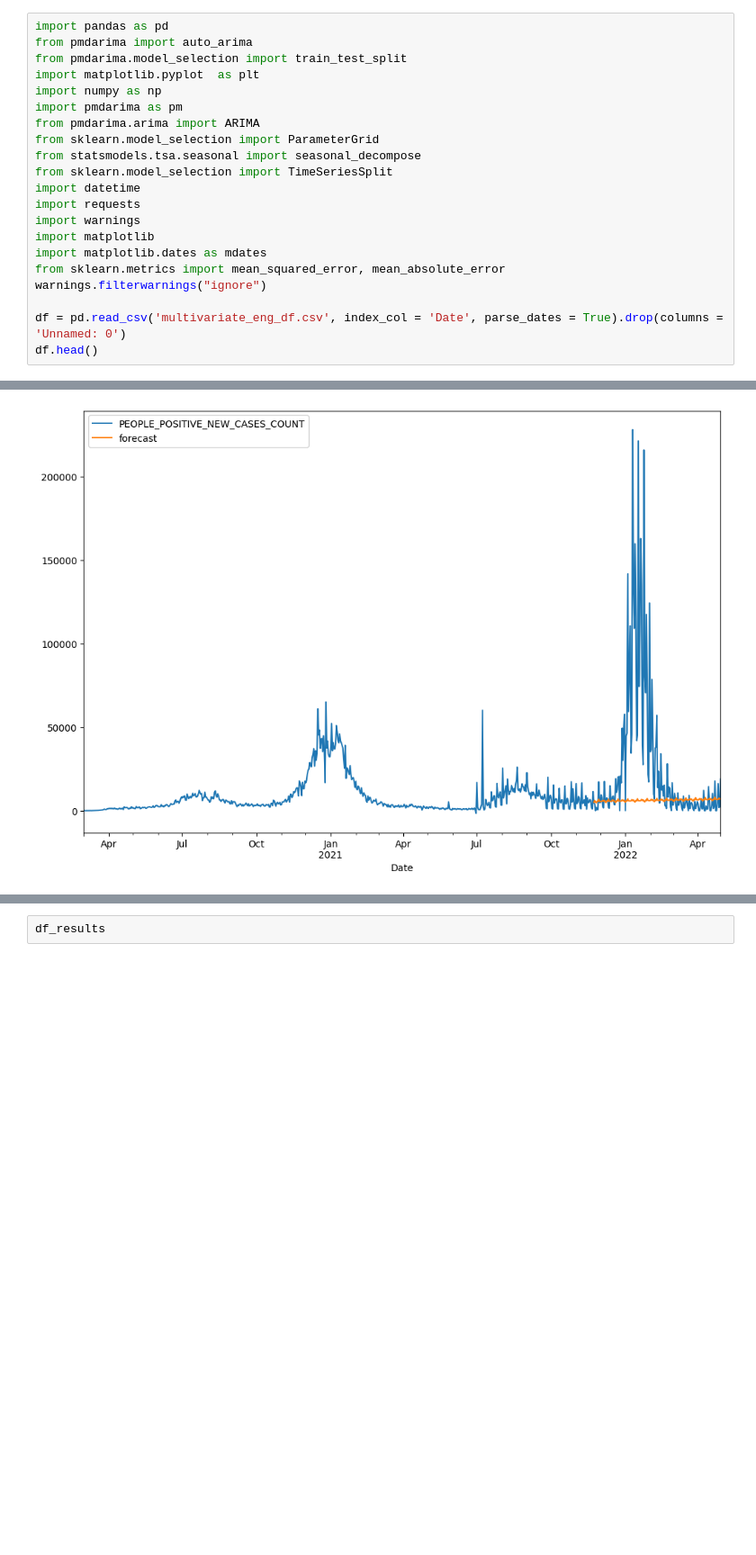
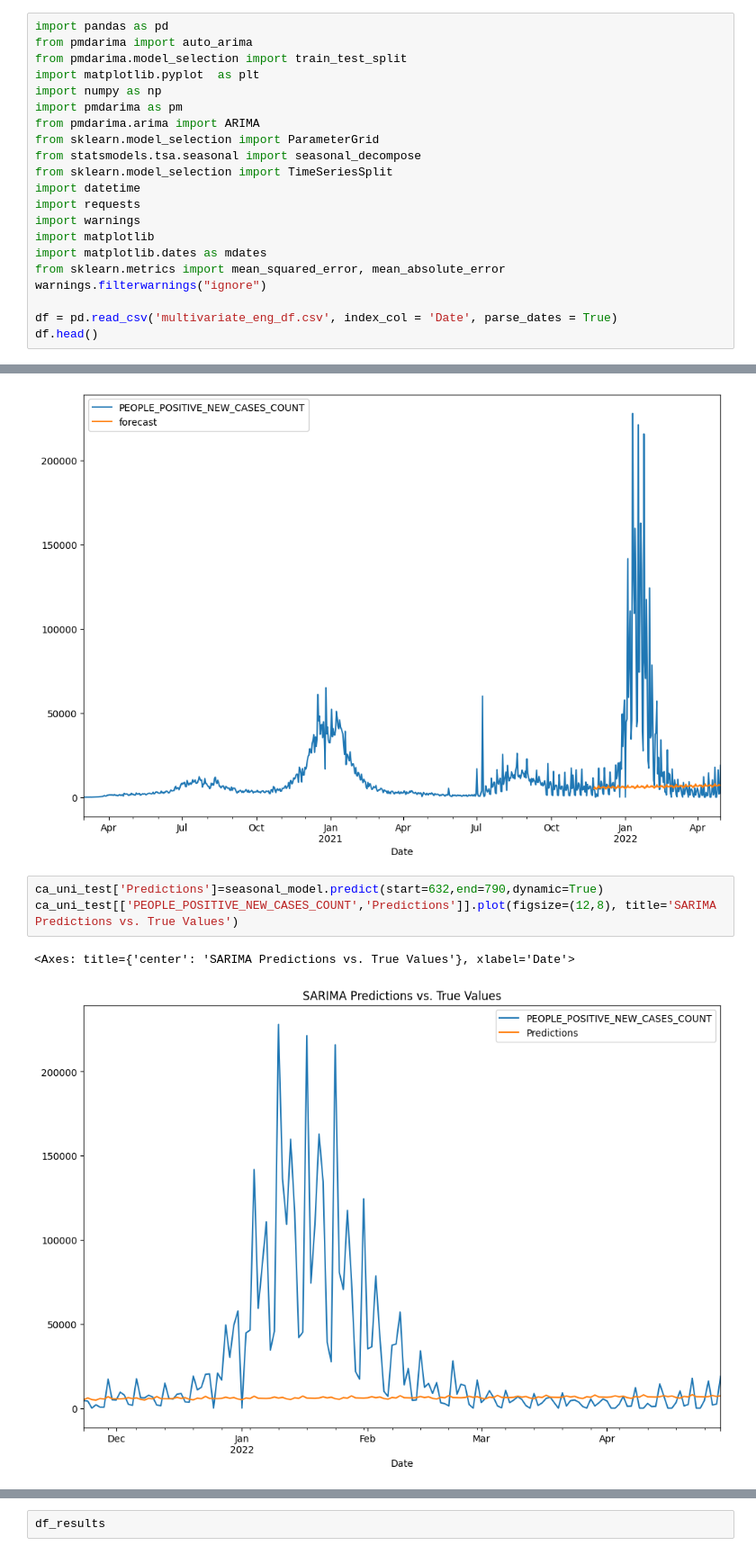
Before and after one commit to danielhe-nu/STAT390-Snowman, a Jupyter notebook: willem_univ_arima_seasonal_ca.ipynb, the cells around one changed output, grey strips where cells are left out. Shown at 90% size. Drawn from its saved outputs; the diff is of its cells as text; blank space fills up the shorter version.

Commit message:
willem univariate seasonal arima model -ca

```diff
--- a/willem_univ_arima_seasonal_ca.ipynb
+++ b/willem_univ_arima_seasonal_ca.ipynb
@@ -17,7 +17,7 @@ import matplotlib.dates as mdates
 from sklearn.metrics import mean_squared_error, mean_absolute_error
 warnings.filterwarnings("ignore")
 
-df = pd.read_csv('multivariate_eng_df.csv', index_col = 'Date', parse_dates = True).drop(columns = 'Unnamed: 0')
+df = pd.read_csv('multivariate_eng_df.csv', index_col = 'Date', parse_dates = True)
 df.head()
 # %% [output]
 |  | STATE | PROVINCE_STATE_NAME | Completeness_pct | Administered_Dose1_Recip | Administered_Dose1_Recip_5Plus | ... |
@@ -99,6 +99,12 @@ ca_uni_df[['PEOPLE_POSITIVE_NEW_CASES_COUNT','forecast']].plot(figsize=(12,8))
 # %% [output]
 <Axes: xlabel='Date'>
 [figure]
+# %%
+ca_uni_test['Predictions']=seasonal_model.predict(start=632,end=790,dynamic=True)
+ca_uni_test[['PEOPLE_POSITIVE_NEW_CASES_COUNT','Predictions']].plot(figsize=(12,8), title='SARIMA Predictions vs. True Values')
+# %% [output]
+<Axes: title={'center': 'SARIMA Predictions vs. True Values'}, xlabel='Date'>
+[figure, added]
 # %%
 #identification -- determine values of p & q
 #use gridsearch to select values of p and q -- AIC performance metric
```
Also changed, not shown: parts of 2 cells of this notebook.
